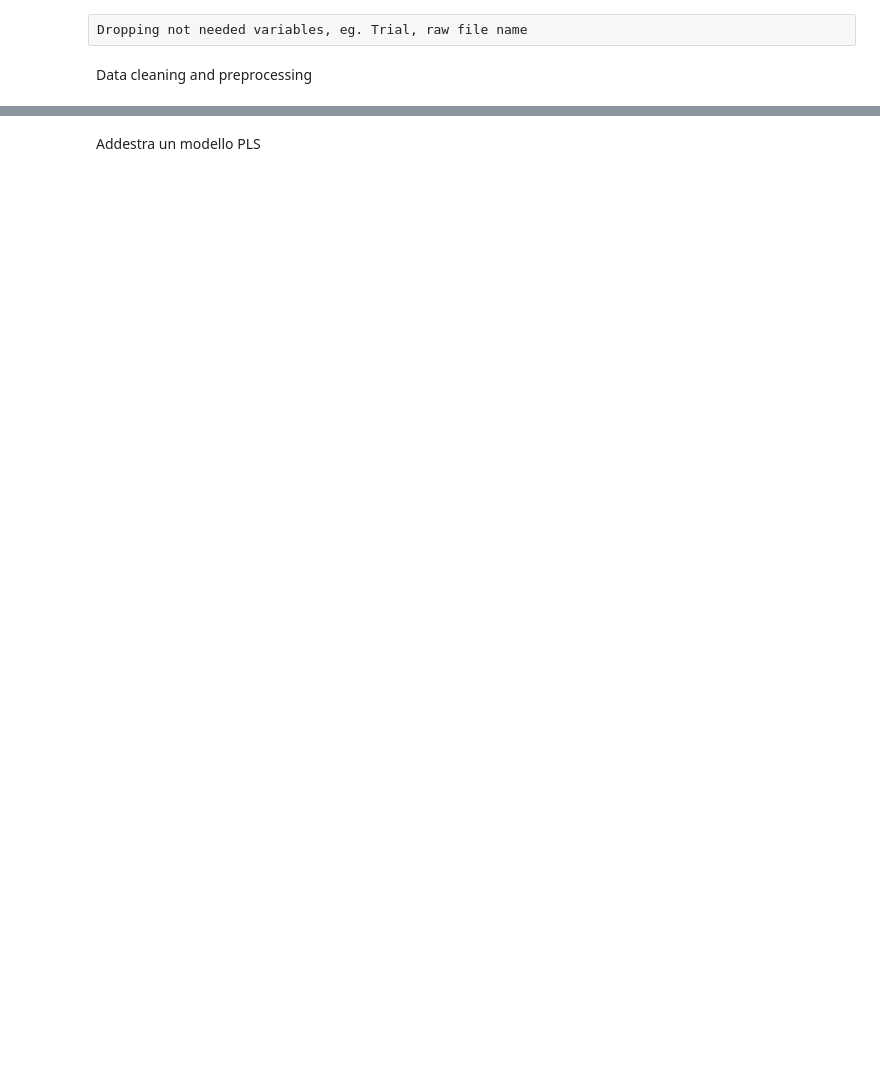
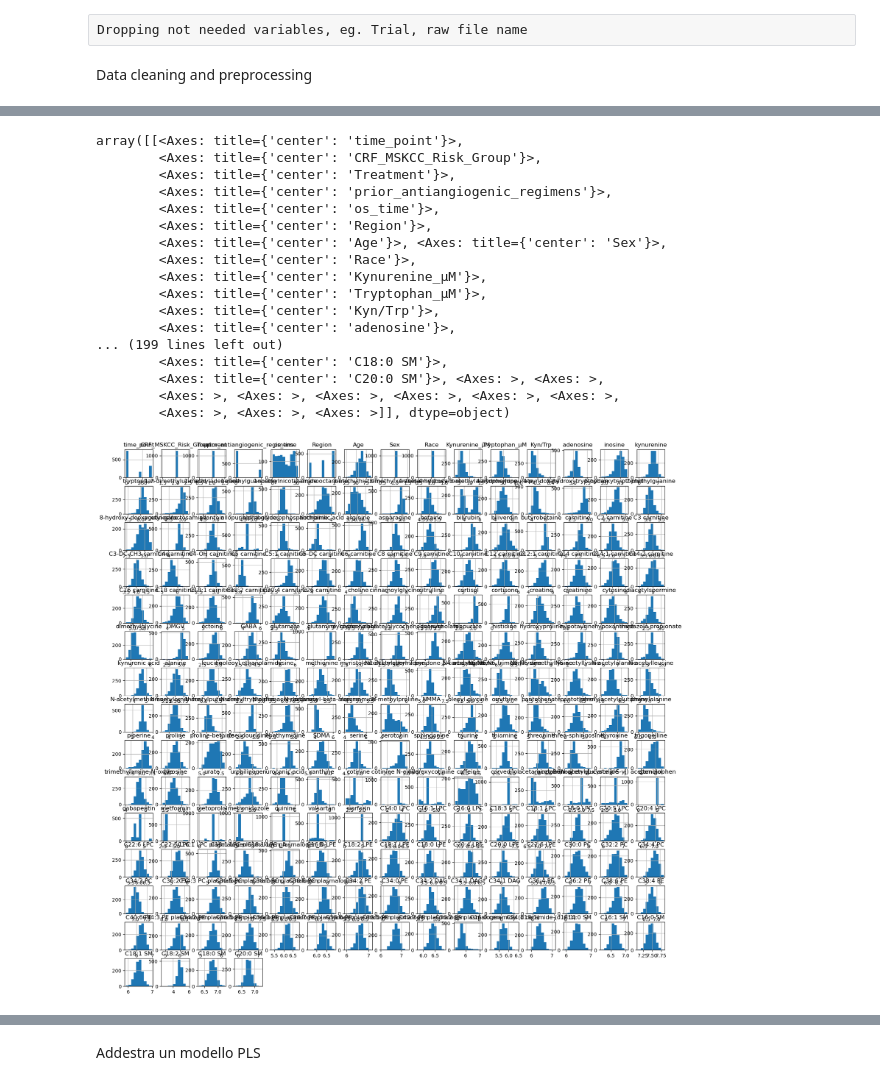
Before and after one commit to MarcoNapoleone/thesis, a Jupyter notebook: notebooks/PLS_regression/PLS_regression.ipynb, the cells around one changed output, grey strips where cells are left out. Saved outputs shown, nothing was run; the diff lists cells and outputs as text; code cells hidden in the pictures; blank space fills up the shorter version.

```diff
--- a/notebooks/PLS_regression/PLS_regression.ipynb
+++ b/notebooks/PLS_regression/PLS_regression.ipynb
@@ -55 +53,24 @@ df.fillna(df.mean(), inplace=True)
 8 rows × 214 columns
+# %%
+#replace metabolites na values with mean
+df.fillna(df.mean(), inplace=True)
+df.hist(figsize=(20, 20))
+# %% [output]
+array([[<Axes: title={'center': 'time_point'}>,
+        <Axes: title={'center': 'CRF_MSKCC_Risk_Group'}>,
+        <Axes: title={'center': 'Treatment'}>,
+        <Axes: title={'center': 'prior_antiangiogenic_regimens'}>,
+        <Axes: title={'center': 'os_time'}>,
+        <Axes: title={'center': 'Region'}>,
+        <Axes: title={'center': 'Age'}>, <Axes: title={'center': 'Sex'}>,
+        <Axes: title={'center': 'Race'}>,
+        <Axes: title={'center': 'Kynurenine_μM'}>,
+        <Axes: title={'center': 'Tryptophan_μM'}>,
+        <Axes: title={'center': 'Kyn/Trp'}>,
+        <Axes: title={'center': 'adenosine'}>,
+... (199 lines left out)
+        <Axes: title={'center': 'C18:0 SM'}>,
+        <Axes: title={'center': 'C20:0 SM'}>, <Axes: >, <Axes: >,
+        <Axes: >, <Axes: >, <Axes: >, <Axes: >, <Axes: >, <Axes: >,
+        <Axes: >, <Axes: >, <Axes: >]], dtype=object)
+[figure, added]
```
Also changed, not shown: parts of 5 cells of this notebook, 9 other files.
